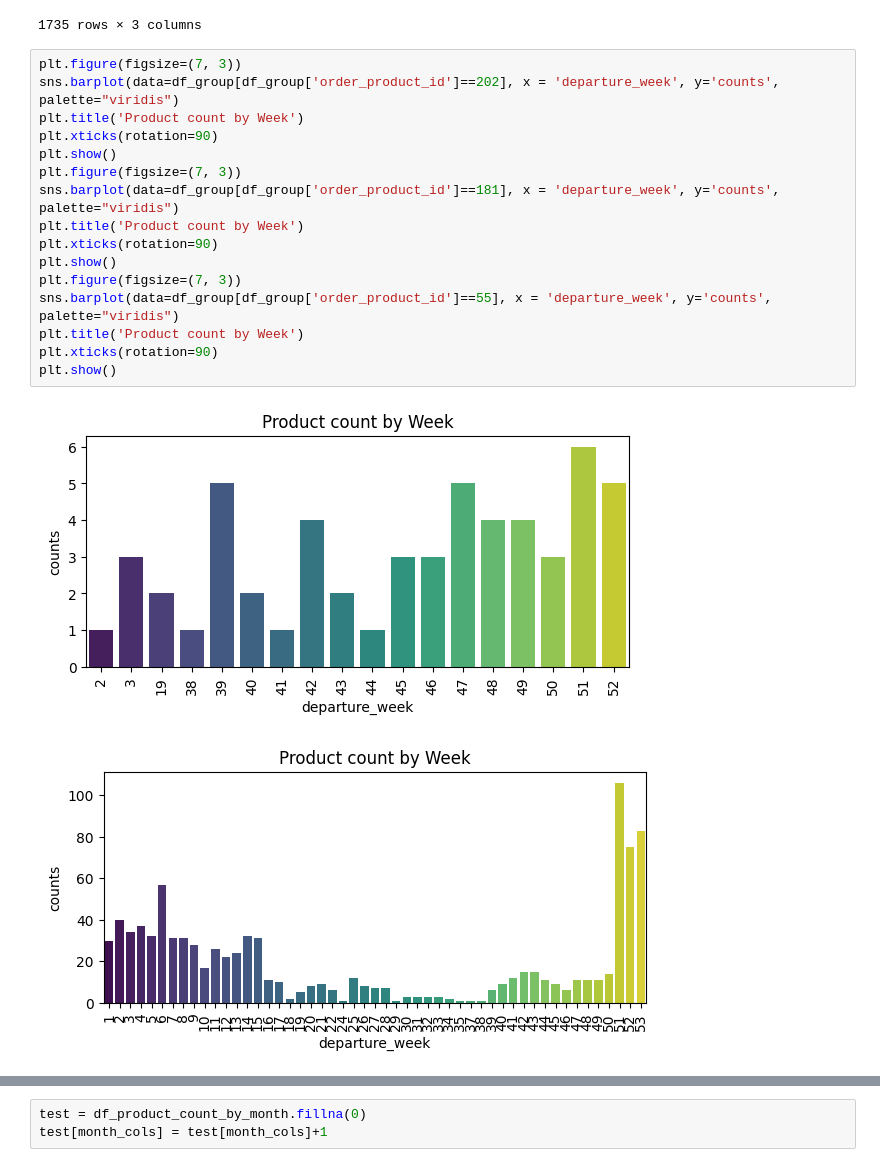
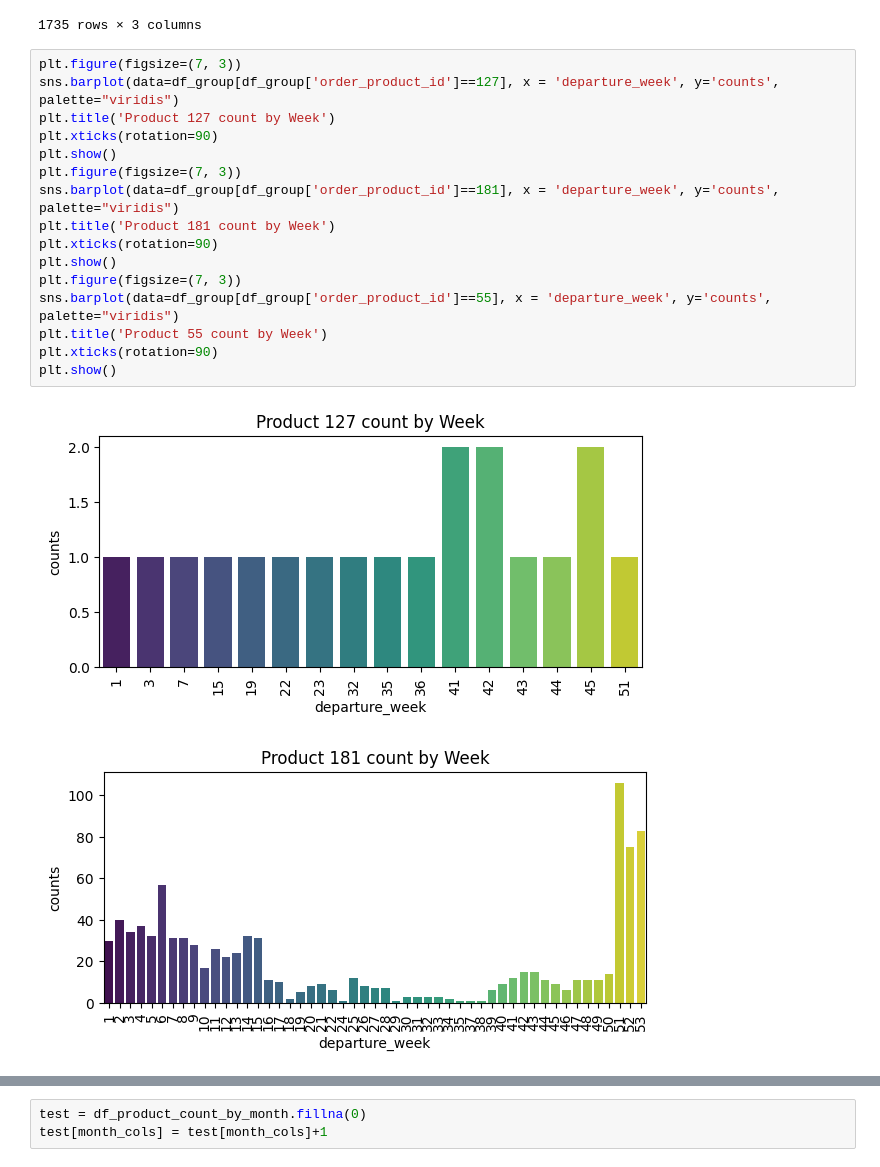
Before and after one commit to RooTBeaM/recommandation_system, a Jupyter notebook: 4_New_Clean_order.ipynb, the cells around one changed output, grey strips where cells are left out. Saved outputs shown, nothing was run; the diff lists cells and outputs as text.

```diff
--- a/4_New_Clean_order.ipynb
+++ b/4_New_Clean_order.ipynb
@@ -282,20 +287,20 @@ df_group
 1735 rows × 3 columns
 # %%
 plt.figure(figsize=(7, 3))
-sns.barplot(data=df_group[df_group['order_product_id']==202], x = 'departure_week', y='counts', palette="viridis")
-plt.title('Product count by Week')
+sns.barplot(data=df_group[df_group['order_product_id']==127], x = 'departure_week', y='counts', palette="viridis")
+plt.title('Product 127 count by Week')
 plt.xticks(rotation=90)
 plt.show()
 plt.figure(figsize=(7, 3))
 sns.barplot(data=df_group[df_group['order_product_id']==181], x = 'departure_week', y='counts', palette="viridis")
-plt.title('Product count by Week')
+plt.title('Product 181 count by Week')
 plt.xticks(rotation=90)
 plt.show()
 plt.figure(figsize=(7, 3))
 sns.barplot(data=df_group[df_group['order_product_id']==55], x = 'departure_week', y='counts', palette="viridis")
-plt.title('Product count by Week')
+plt.title('Product 55 count by Week')
 plt.xticks(rotation=90)
 plt.show()
 # %% [output]
-[figure, old version]
+[figure, new version]
-[figure, old version]
+[figure, new version]
```
Also changed, not shown: parts of 10 cells of this notebook, 2 other files.
